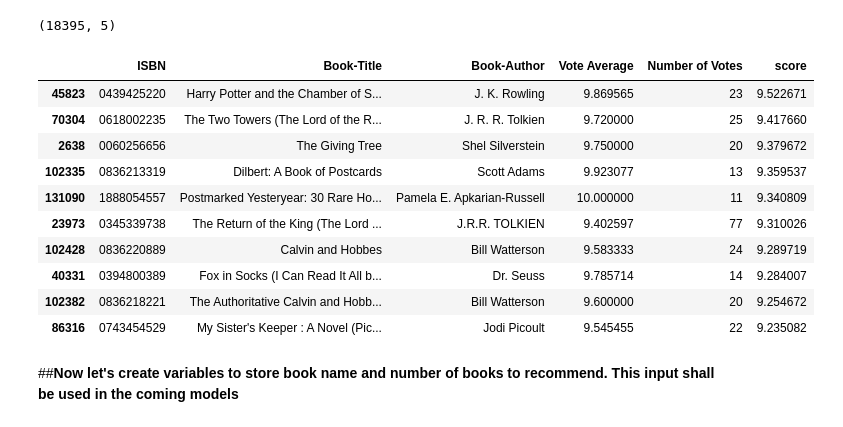
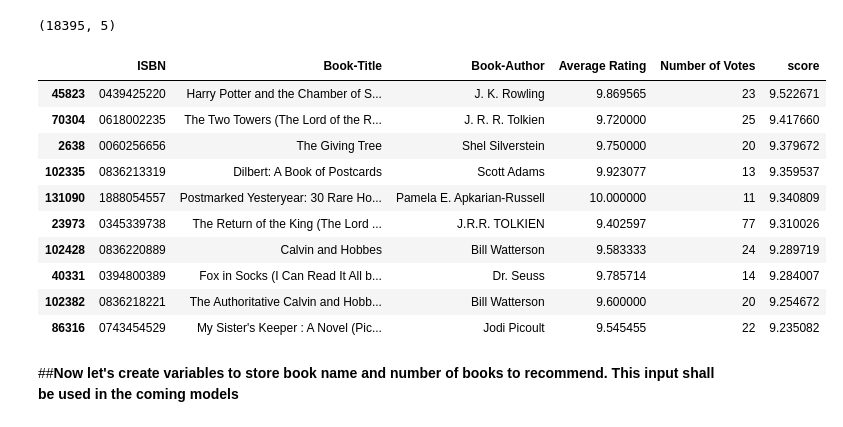
Before and after one commit to nivyathiruvoth/Book-Recommendation-System, a Jupyter notebook: Book_Recommendation_System.ipynb, the cells around one changed output. Cells and saved outputs as stored; diff of their text form; code cells hidden in the pictures.

```diff
--- a/Book_Recommendation_System.ipynb
+++ b/Book_Recommendation_System.ipynb
@@ -770,7 +778,7 @@ votes_df= df1.groupby(["ISBN",'Book-Title','Book-Author']).agg({'Book-Rating':"m
 #lenghth of votes_df
 print('# of users: %d' % len(votes_df))
 #renaming columns
-votes_df.rename(columns={"Book-Rating":"Vote Average", "Book-Title":"Number of Votes"},inplace=True)
+votes_df.rename(columns={"Book-Rating":"Average Rating", "Book-Title":"Number of Votes"},inplace=True)
 votes_df.reset_index(inplace=True)
 #sorting values in descending order
 votes_df.sort_values(by="Number of Votes",ascending=False)
@@ -791,7 +799,7 @@ votes_df.sort_values(by="Number of Votes",ascending=False)
 147013 rows × 5 columns
 # %%
 # Calculate mean of vote average column
-C = votes_df['Vote Average'].mean()
+C = votes_df['Average Rating'].mean()
 print("C:",C)
 # Calculate the minimum number of votes required to be in the chart, m
 m = votes_df['Number of Votes'].quantile(0.90)
@@ -807,7 +815,7 @@ m: 4.0
 # Function that computes the weighted rating of each book
 def weighted_rating(votes_df, m=m, C=C):
     v = votes_df['Number of Votes']
-    R = votes_df['Vote Average']
+    R = votes_df['Average Rating']
     #Calculation of weighted average
     return (v/(v+m) * R) + (m/(m+v) * C)
 
@@ -816,11 +824,11 @@ weighted_rating_df['score'] = weighted_rating_df.apply(weighted_rating, axis=1)
 # %%
 ##Sort books based on score calculated above
 weighted_rating_df.sort_values('score', ascending=False,inplace=True)
 
 #Print the top 15 books
-weighted_rating_df[["ISBN",'Book-Title',"Book-Author", 'Vote Average', 'Number of Votes', 'score']].head(10)
+weighted_rating_df[["ISBN",'Book-Title',"Book-Author", 'Average Rating', 'Number of Votes', 'score']].head(10)
 # %% [output]
-|  | ISBN | Book-Title | Book-Author | Vote Average | Number of Votes | score |
+|  | ISBN | Book-Title | Book-Author | Average Rating | Number of Votes | score |
 | 45823 | 0439425220 | Harry Potter and the Chamber of S... | J. K. Rowling | 9.869565 | 23 | 9.522671 |
 | 70304 | 0618002235 | The Two Towers (The Lord of the R... | J. R. R. Tolkien | 9.720000 | 25 | 9.417660 |
 | 2638 | 0060256656 | The Giving Tree | Shel Silverstein | 9.750000 | 20 | 9.379672 |
```
Also changed, not shown: parts of 19 cells of this notebook.
